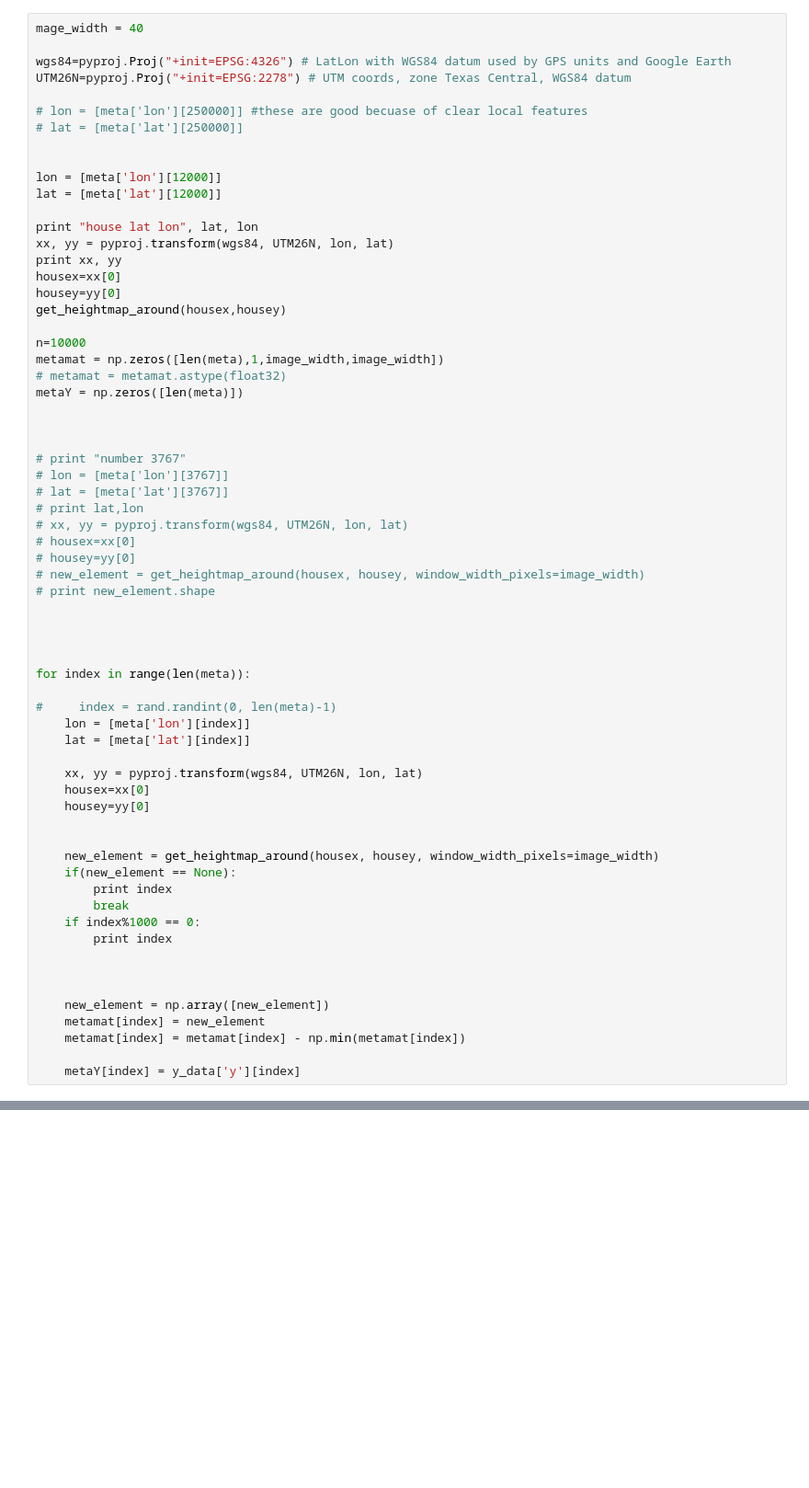
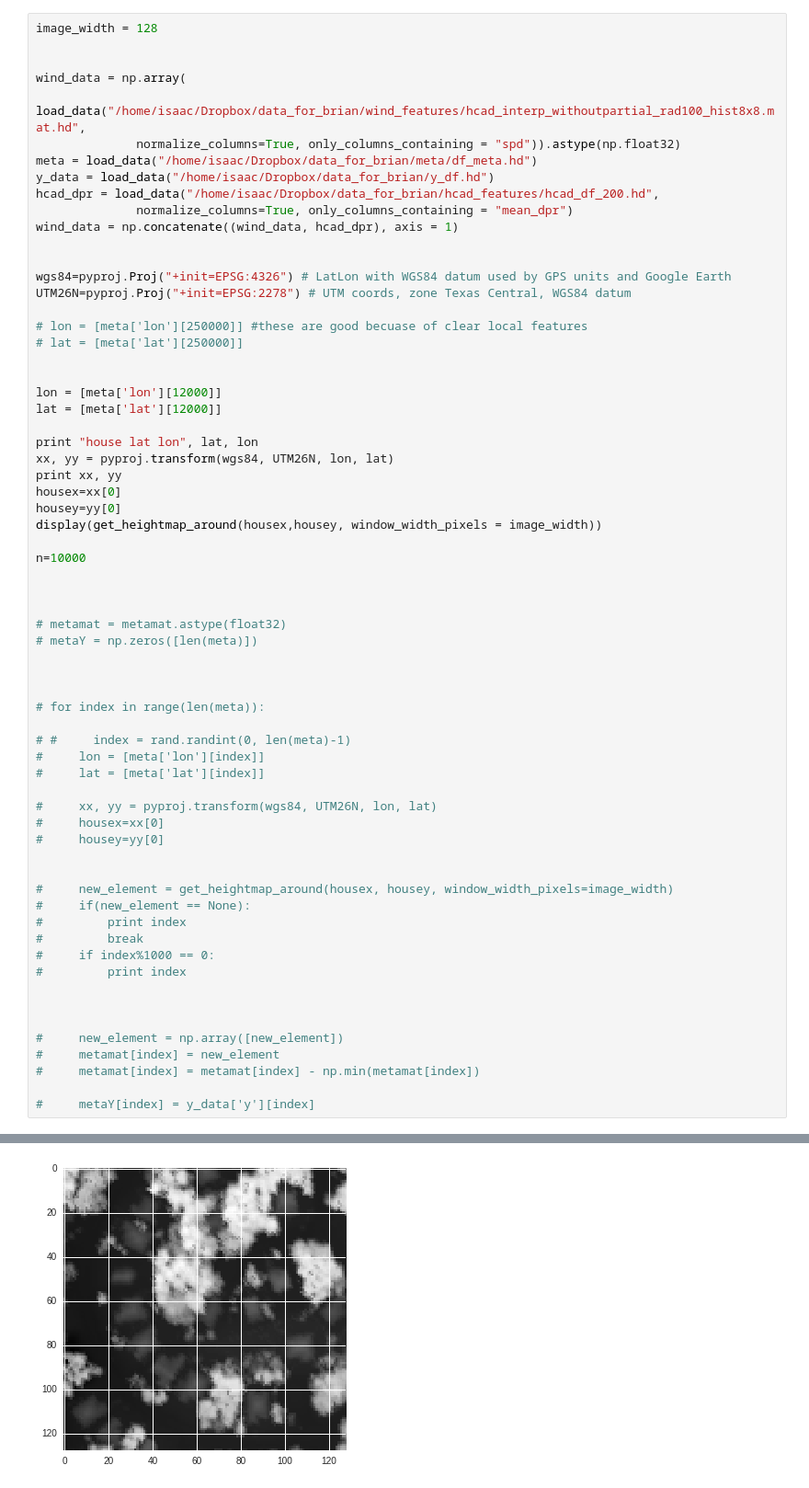
Before and after one commit to IJDykeman/storm_damage_prediction, a Jupyter notebook: joint_convolutional_training.ipynb, the cells around one changed output, grey strips where cells are left out. Shown: that part at 92% size. Drawn from its saved outputs; the diff is of its cells as text; blank space fills up the shorter version.

```diff
--- a/joint_convolutional_training.ipynb
+++ b/joint_convolutional_training.ipynb
@@ -190,5 +226,16 @@ loaded all file header attributes into dict
 # %%
-mage_width = 40
+image_width = 128
+
+
+wind_data = np.array(
+    load_data("/home/isaac/Dropbox/data_for_brian/wind_features/hcad_interp_withoutpartial_rad100_hist8x8.mat.hd",
+              normalize_columns=True, only_columns_containing = "spd")).astype(np.float32)
+meta = load_data("/home/isaac/Dropbox/data_for_brian/meta/df_meta.hd")
+y_data = load_data("/home/isaac/Dropbox/data_for_brian/y_df.hd")
+hcad_dpr = load_data("/home/isaac/Dropbox/data_for_brian/hcad_features/hcad_df_200.hd",
+              normalize_columns=True, only_columns_containing = "mean_dpr")
+wind_data = np.concatenate((wind_data, hcad_dpr), axis = 1)
+
 
 wgs84=pyproj.Proj("+init=EPSG:4326") # LatLon with WGS84 datum used by GPS units and Google Earth
 UTM26N=pyproj.Proj("+init=EPSG:2278") # UTM coords, zone Texas Central, WGS84 datum
@@ -205,50 +252,40 @@ xx, yy = pyproj.transform(wgs84, UTM26N, lon, lat)
 print xx, yy
 housex=xx[0]
 housey=yy[0]
-get_heightmap_around(housex,housey)
+display(get_heightmap_around(housex,housey, window_width_pixels = image_width))
 
 n=10000
-metamat = np.zeros([len(meta),1,image_width,image_width])
-# metamat = metamat.astype(float32)
-metaY = np.zeros([len(meta)])
 
 
 
-# print "number 3767"
-# lon = [meta['lon'][3767]]
-# lat = [meta['lat'][3767]]
-# print lat,lon
-# xx, yy = pyproj.transform(wgs84, UTM26N, lon, lat)
-# housex=xx[0]
-# housey=yy[0]
-# new_element = get_heightmap_around(housex, housey, window_width_pixels=image_width)
-# print new_element.shape
+# metamat = metamat.astype(float32)
+# metaY = np.zeros([len(meta)])
 
 
 
+# for index in range(len(meta)):
 
-for index in range(len(meta)):
+# #     index = rand.randint(0, len(meta)-1)
+#     lon = [meta['lon'][index]]
+#     lat = [meta['lat'][index]]
 
-#     index = rand.randint(0, len(meta)-1)
-    lon = [meta['lon'][index]]
-    lat = [meta['lat'][index]]
-
-    xx, yy = pyproj.transform(wgs84, UTM26N, lon, lat)
-    housex=xx[0]
-    housey=yy[0]
+#     xx, yy = pyproj.transform(wgs84, UTM26N, lon, lat)
+#     housex=xx[0]
+#     housey=yy[0]
 
 
-    new_element = get_heightmap_around(housex, housey, window_width_pixels=image_width)
-    if(new_element == None):
-        print index
-        break
-    if index%1000 == 0:
-        print index
+#     new_element = get_heightmap_around(housex, housey, window_width_pixels=image_width)
+#     if(new_element == None):
+#         print index
+#         break
+#     if index%1000 == 0:
+#         print index
 
 
 
-    new_element = np.array([new_element])
-    metamat[index] = new_element
-    metamat[index] = metamat[index] - np.min(metamat[index])
+#     new_element = np.array([new_element])
+#     metamat[index] = new_element
+#     metamat[index] = metamat[index] - np.min(metamat[index])
 
-    metaY[index] = y_data['y'][index]
+#     metaY[index] = y_data['y'][index]
+# %% [output]
@@ -254,0 +309 @@ for index in range(len(meta)):
+[figure, added]
```
Also changed, not shown: parts of 13 cells of this notebook, 1 other file.
